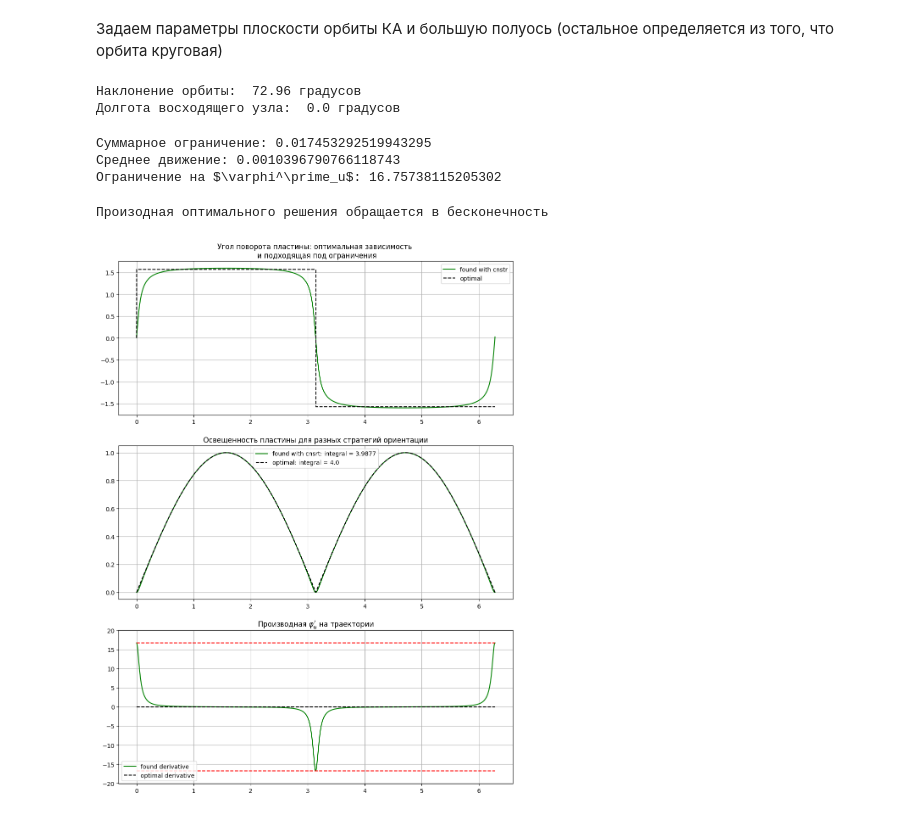
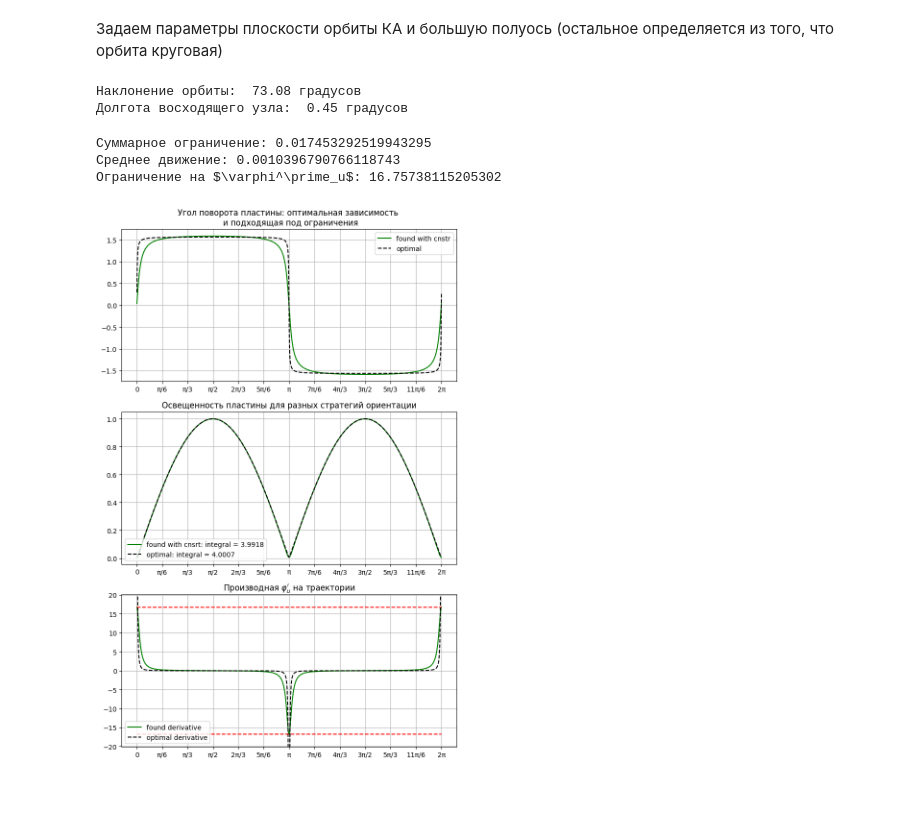
Before and after one commit to Abrackadabrr/solar_illuminance, a Jupyter notebook: optimizing.ipynb, the cells around one changed output. Drawn from its saved outputs; the diff is of its cells as text; code cells hidden in the pictures.

```diff
--- a/optimizing.ipynb
+++ b/optimizing.ipynb
@@ -23,14 +23,14 @@ def calc_inclunation(theta, raan):
 # %%
 mu = 398600.4415
 a = 6371 + 800
-Omega = 0 * np.pi / 400
+Omega = 1 * np.pi / 400
 i = calc_inclunation(theta=np.pi/4 , raan=Omega)
 
 print("Наклонение орбиты: ", np.round(i * 180 / np.pi, 2), "градусов")
 print("Долгота восходящего узла: ", np.round(Omega * 180 / np.pi, 2), "градусов")
 # %% [output]
-Наклонение орбиты:  72.96 градусов
-Долгота восходящего узла:  0.0 градусов
+Наклонение орбиты:  73.08 градусов
+Долгота восходящего узла:  0.45 градусов
 # %%
 spacefraft_orientation = SpacecraftOrientationHandler(a, i, Omega, mu)
 orbital_frame_orientation = OrbitalFrameOrientationHandler(a, i, Omega)
@@ -61,34 +61,40 @@ u_s = np.linspace(0, 2 * np.pi, 10000)
 phi_opt = spacefraft_orientation.optimal_phi(u_s)
 phi_found = phi(u_s, result.x)
 
-fig, ax = plt.subplots(nrows=3, figsize=(12, 16))
+fig, ax = plt.subplots(nrows=3, figsize=(9, 14))
 
 ax[0].plot(u_s, phi_found, 'g-', label='found with cnstr')
 ax[0].plot(u_s, phi_opt, '--', color='black', label='optimal')
 ax[0].legend()
 ax[0].grid(True)
 ax[0].set_title("Угол поворота пластины: оптимальная зависимость \n и подходящая под ограничения")
 
 # Расчет целевого интеграла от освещённости на траектории
 ill_opt_int = np.sum(spacefraft_orientation.illuminance(u_s, phi_opt) * (u_s[1] - u_s[0]))
 ill_found_int = np.sum(spacefraft_orientation.illuminance(u_s, phi_found) * (u_s[1] - u_s[0]))
 
 ax[1].plot(u_s, spacefraft_orientation.illuminance(u_s, phi_found), 'g-', label=f'found with cnsrt: integral = {np.round(ill_found_int, 4)}')
 ax[1].plot(u_s, spacefraft_orientation.illuminance(u_s, phi_opt), '--', color='black', label=f'optimal: integral = {np.round(ill_opt_int, 4)}')
 ax[1].legend()
 ax[1].grid(True)
 ax[1].set_title("Освещенность пластины для разных стратегий ориентации")
 
 ax[2].plot(u_s, phi_der(u_s, result.x),'g-', label='found derivative')
 ax[2].plot(u_s, spacefraft_orientation.derivative_of_optimal_phi(u_s), '--', color="black", label='optimal derivative')
 ax[2].plot(u_s, np.ones_like(u_s) * optimizer.cnstr, 'r--')
 ax[2].plot(u_s, np.ones_like(u_s) * -optimizer.cnstr, 'r--')
 ax[2].set_ylim([np.min(phi_der(u_s, result.x)) * 1.2, np.max(phi_der(u_s, result.x)) * 1.2])
 ax[2].grid(True)
 ax[2].set_title(r"Производная $\varphi^\prime_u$ на траектории")
 ax[2].legend()
 
+for a in ax:
+    ticks = [0, np.pi/6, np.pi/3, np.pi/2, 2*np.pi/3, 5*np.pi/6,
+         np.pi, 7*np.pi/6, 4*np.pi/3, 3*np.pi/2, 5*np.pi/3, 11*np.pi/6, 2*np.pi]
+    tick_labels = ['0', 'π/6', 'π/3', 'π/2', '2π/3', '5π/6',
+               'π', '7π/6', '4π/3', '3π/2', '5π/3', '11π/6', '2π']
+    a.set_xticks(ticks, tick_labels)
+
 plt.show()
 # %% [output]
-Произодная оптимального решения обращается в бесконечность
-[figure, old version]
+[figure, new version]
```
Also changed, not shown: 5 other files.
